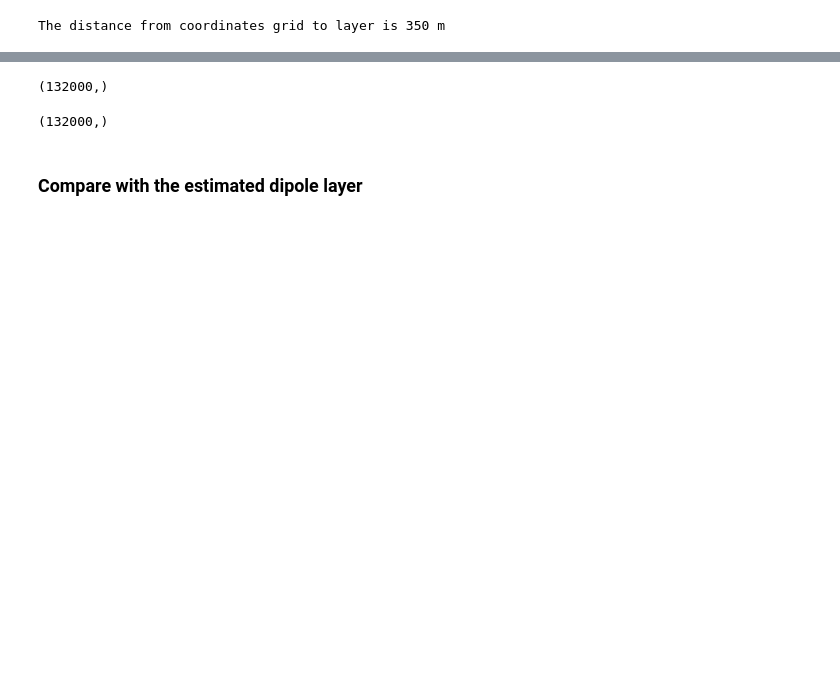
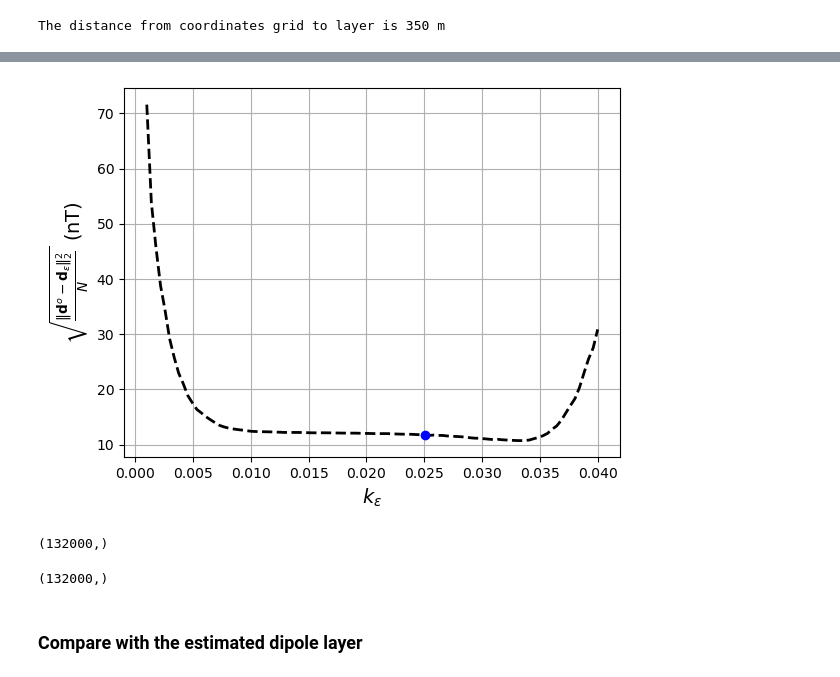
Before and after one commit to birocoles/planar-eqlayer-theory, a Jupyter notebook: code/4b_generic_dipole_layer_cutoff.ipynb, the cells around one changed output, grey strips where cells are left out. Cells and saved outputs as stored; diff of their text form; code cells hidden in the pictures; blank space fills up the shorter version.

```diff
--- a/code/4b_generic_dipole_layer_cutoff.ipynb
+++ b/code/4b_generic_dipole_layer_cutoff.ipynb
@@ -169,0 +235,6 @@ down_continuation_filter = filters.continuation(wavenumbers = wavenumbers, dz =
+# %%
+k_epsilon_curve = dict()
+k_epsilon_curve['ke'] = k_epsilons
+k_epsilon_curve['rmse'] = data_fits
+# %%
+index = np.argmin(np.abs(k_epsilon_curve['ke'] - 0.025))
@@ -170,2 +243,35 @@ down_continuation_filter = filters.continuation(wavenumbers = wavenumbers, dz =
+# %%
+fig, ax = plt.subplots()
+
+ax.plot(k_epsilon_curve['ke'], k_epsilon_curve['rmse'], 'k--', lw=2)
+ax.plot([k_epsilon_curve['ke'][index]], [k_epsilon_curve['rmse'][index]], 'bo', lw=15)
+ax.set_xlabel('$k_{\\varepsilon}$', fontsize=14)
+ax.set_ylabel('$\sqrt{\\frac{\| \mathbf{d}^{o} - \mathbf{d}_{\epsilon} \|^{2}_{2}}{N}}$ (nT)', fontsize=14)
+ax.grid()
+
+# # inset axes
+# #inset = fig.add_axes([left, bottom, width, height])
+# inset = fig.add_axes([0.30, 0.40, 0.50, 0.40])
+
+# inset.plot(k_epsilon_curve['ke'], k_epsilon_curve['rmse'], 'k--', lw=3)
+
+# # # subregion of the original image
+# inset.set_xlim(0.015, 0.035)
+# inset.set_ylim(10, 15)
+# #inset.set_xticklabels([])
+# #inset.set_yticklabels([])
+# inset.xaxis.set_ticks_position('top')
+# inset.yaxis.set_ticks_position('right')
+# inset.grid()
+# for side in ['left', 'right', 'top', 'bottom']:
+#     inset.spines[side].set_color('blue')
+#     inset.spines[side].set_linewidth(2)
+#     inset.spines[side].set_alpha(0.5)
+
+# ax.indicate_inset_zoom(inset_ax=inset, edgecolor="blue", alpha=0.5, linewidth=2)
+
+# plt.show()
+# %% [output]
+[figure, added]
 # %%
 # define the low-pass filter
```
Also changed, not shown: parts of 24 cells of this notebook, 50 other files.
